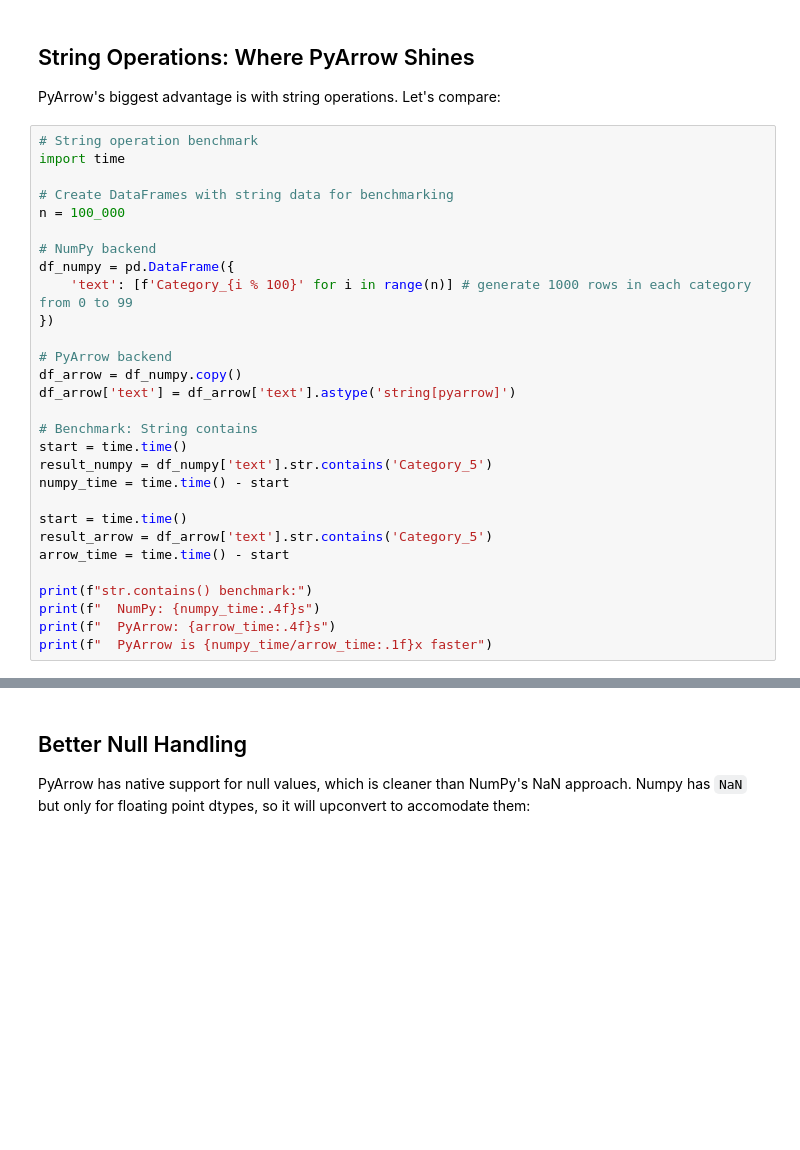
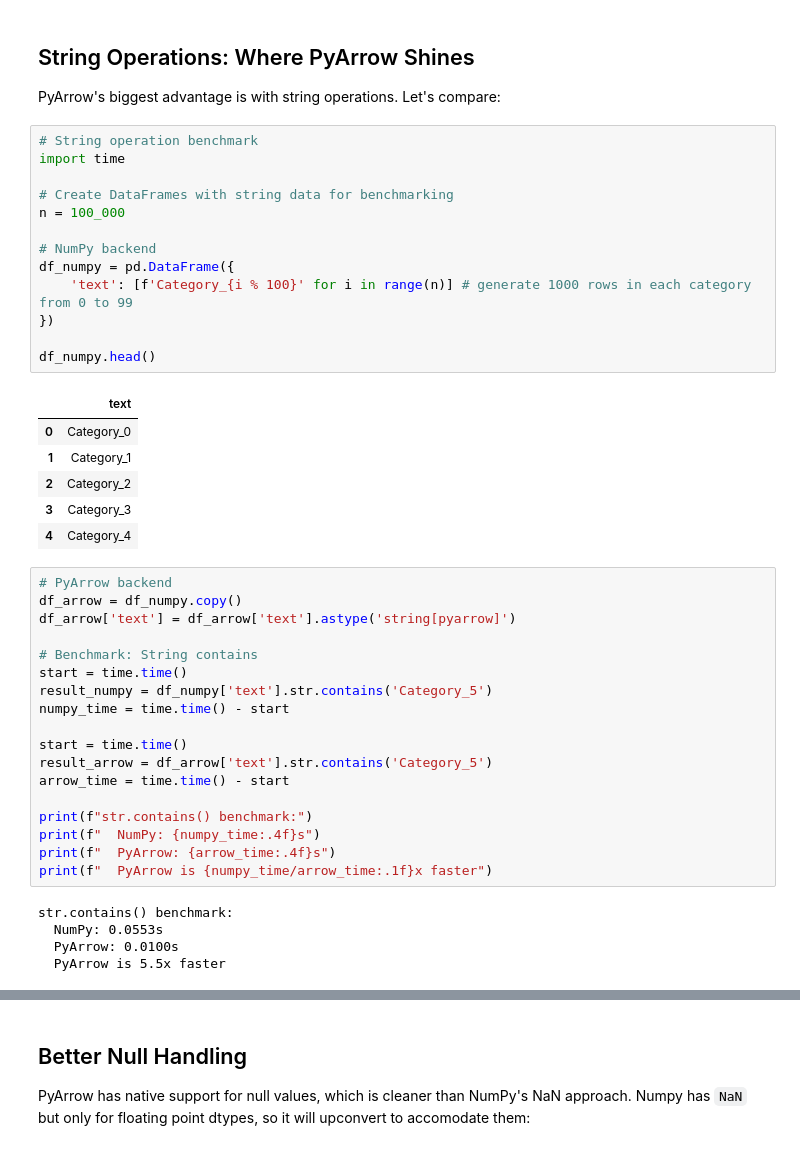
Before and after one commit to ChapmanMSBA/bus675_s26, a Jupyter notebook: lectures/Lecture_05_Data_Science_Python.ipynb, the cells around one changed output, grey strips where cells are left out. Cells and saved outputs as stored; diff of their text form; blank space fills up the shorter version.

```diff
--- a/lectures/Lecture_05_Data_Science_Python.ipynb
+++ b/lectures/Lecture_05_Data_Science_Python.ipynb
@@ -989,18 +1146,27 @@ print(f"Difference: {(numpy_mem - arrow_mem) / 1024**2:.2f} MB ({(1-arrow_mem/nu
 ## String Operations: Where PyArrow Shines
 
 PyArrow's biggest advantage is with string operations. Let's compare:
+# %%
+# String operation benchmark
+import time
+
+# Create DataFrames with string data for benchmarking
+n = 100_000
+
+# NumPy backend
+df_numpy = pd.DataFrame({
+    'text': [f'Category_{i % 100}' for i in range(n)] # generate 1000 rows in each category from 0 to 99
+})
+
+df_numpy.head()
+# %% [output]
+|  | text |
+| 0 | Category_0 |
+| 1 | Category_1 |
+| 2 | Category_2 |
+| 3 | Category_3 |
+| 4 | Category_4 |
 # %%
-# String operation benchmark
-import time
-
-# Create DataFrames with string data for benchmarking
-n = 100_000
-
-# NumPy backend
-df_numpy = pd.DataFrame({
-    'text': [f'Category_{i % 100}' for i in range(n)] # generate 1000 rows in each category from 0 to 99
-})
-
 # PyArrow backend
 df_arrow = df_numpy.copy()
 df_arrow['text'] = df_arrow['text'].astype('string[pyarrow]')
@@ -1018,6 +1184,11 @@ print(f"str.contains() benchmark:")
 print(f"  NumPy: {numpy_time:.4f}s")
 print(f"  PyArrow: {arrow_time:.4f}s")
 print(f"  PyArrow is {numpy_time/arrow_time:.1f}x faster")
+# %% [output]
+str.contains() benchmark:
+  NumPy: 0.0553s
+  PyArrow: 0.0100s
+  PyArrow is 5.5x faster
 # %%
 # Benchmark: String replacement
 start = time.time()
```
Also changed, not shown: parts of 25 cells of this notebook.
